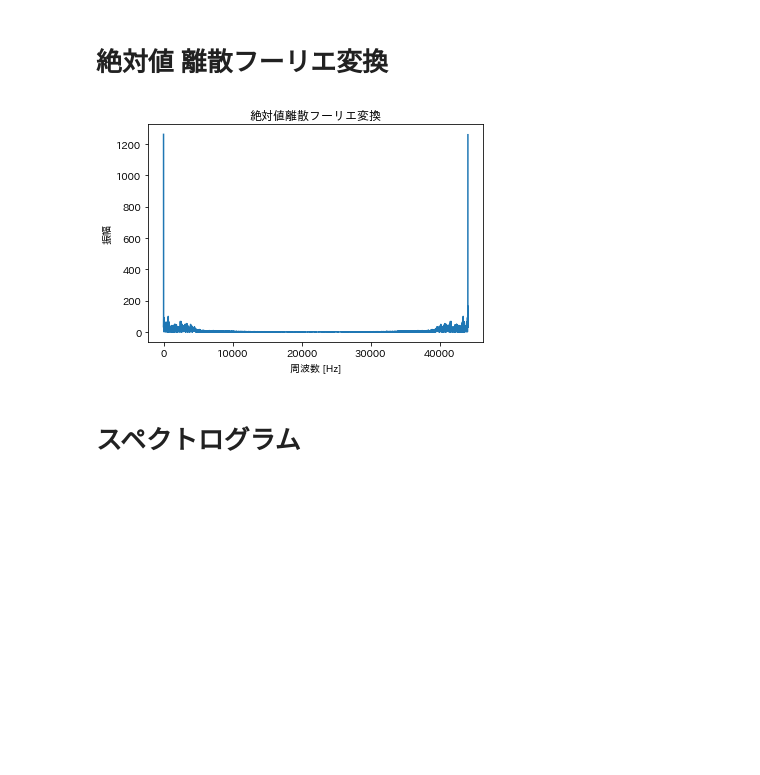
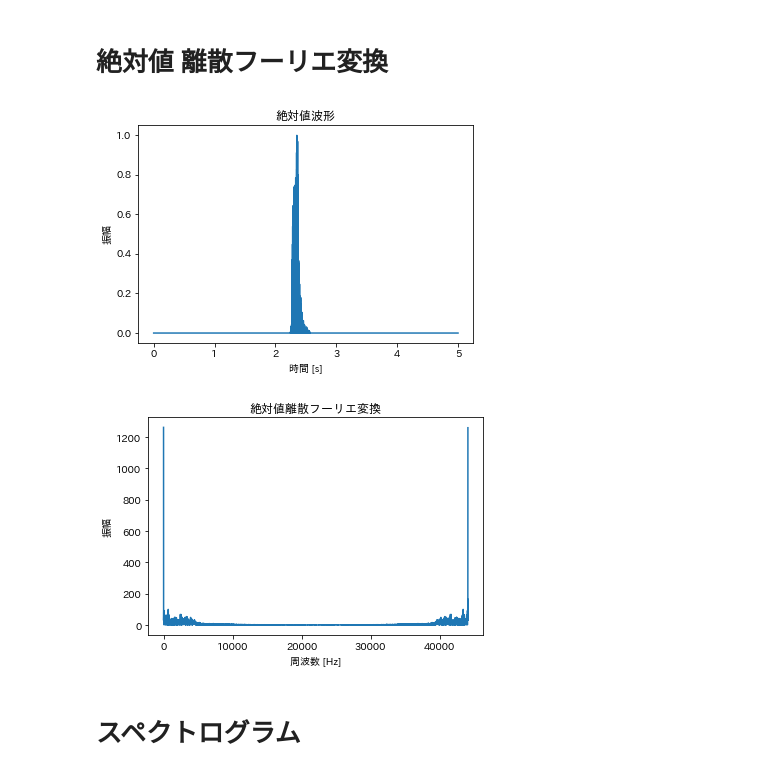
Before and after one commit to u-masao/python_sound_programming, a Jupyter notebook: notebooks/01_sound_data_processing.ipynb, the cells around one changed output. Cells and saved outputs as stored; diff of their text form; code cells hidden in the pictures; blank space fills up the shorter version.

Commit message:
絶対値波形を表示

```diff
--- a/notebooks/01_sound_data_processing.ipynb
+++ b/notebooks/01_sound_data_processing.ipynb
@@ -128,17 +128,27 @@ plt.show()
 # %%
 # 変換
 spectorum_abs = np.fft.fft(np.abs(waveform))
 
-# 可視化
+# 絶対値波形表示
+ts = np.linspace(0,len(waveform)/sr, len(waveform))
+plt.plot(ts, np.abs(waveform))
+plt.xlabel("時間 [s]")
+plt.ylabel("振幅")
+plt.title("絶対値波形")
+# plt.xlim(2.2,2.6) # 行頭のコメントを消してみてください
+plt.show()
+
+# 周波数スペクトル表示
 ts = np.linspace(0,sr, len(spectorum_abs))
 plt.plot(ts, np.abs(spectorum_abs))
 plt.xlabel("周波数 [Hz]")
 plt.ylabel("振幅")
 plt.title("絶対値離散フーリエ変換")
 # plt.xlim(0,200) # 行頭のコメントを消してみてください
 plt.show()
 # %% [output]
-[figure, old version]
+[figure, new version]
+[figure, added]
 # %% [markdown]
 # スペクトログラム
 # %%
```
Also changed, not shown: parts of 1 cell of this notebook.
